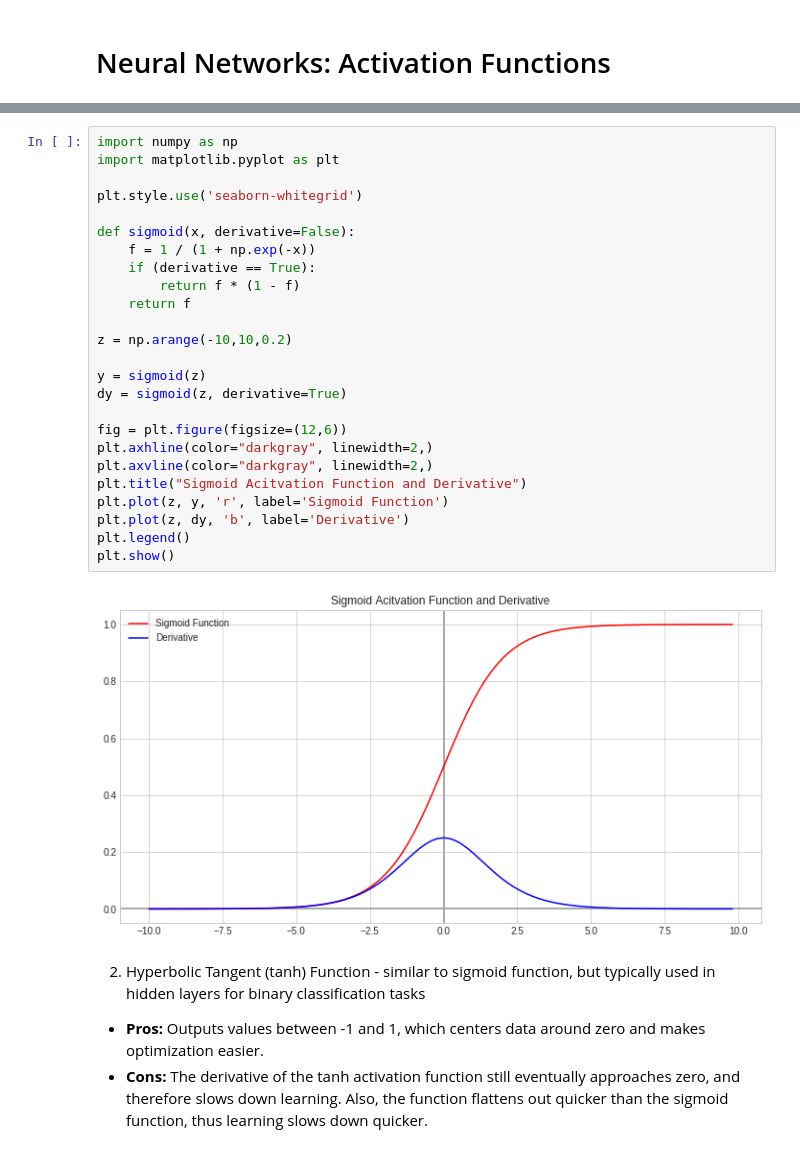
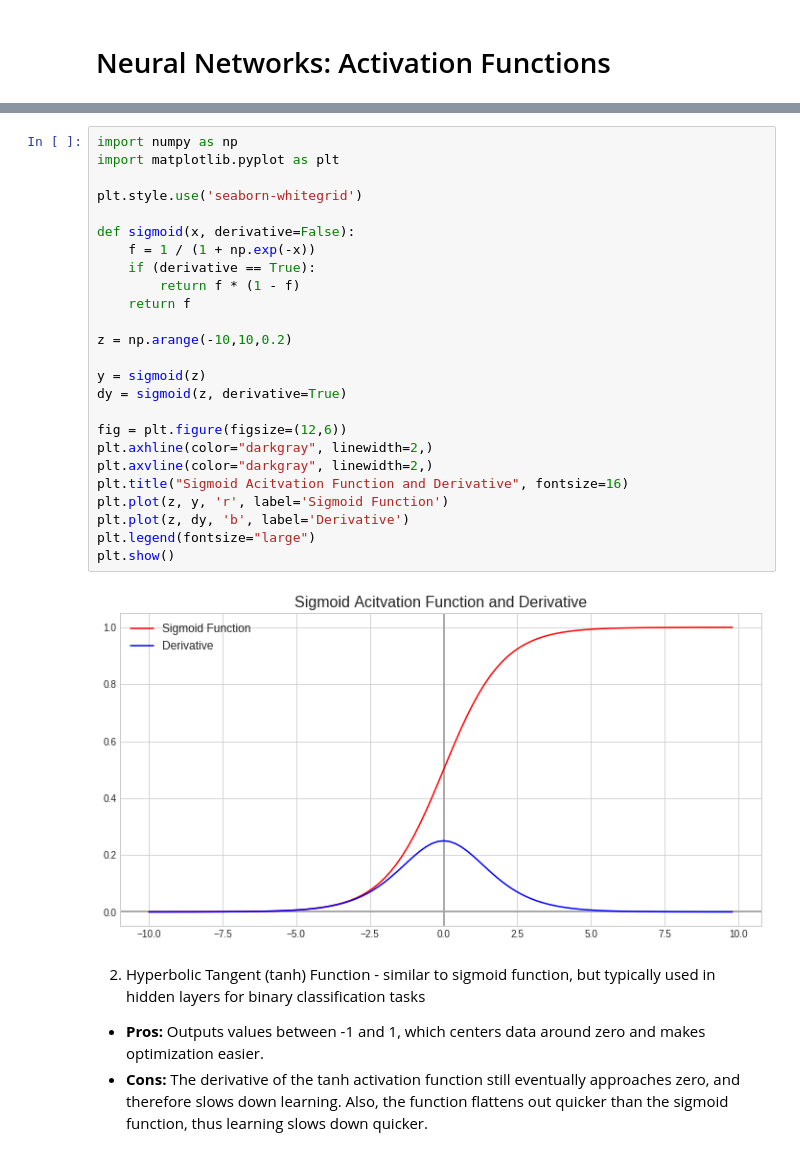
Before and after one commit to kpokrass/review, a Jupyter notebook: Activation_functions.ipynb, the cells around one changed output, grey strips where cells are left out. Cells and saved outputs as stored; diff of their text form.

```diff
--- a/Activation_functions.ipynb
+++ b/Activation_functions.ipynb
@@ -64,30 +66,30 @@ I highly recommend looking at [TensorFlow Playground](https://playground.tensorf
 # %%
 import numpy as np
 import matplotlib.pyplot as plt
 
 plt.style.use('seaborn-whitegrid')
 
 def sigmoid(x, derivative=False):
     f = 1 / (1 + np.exp(-x))
     if (derivative == True):
         return f * (1 - f)
     return f
 
 z = np.arange(-10,10,0.2)
 
 y = sigmoid(z)
 dy = sigmoid(z, derivative=True)
 
 fig = plt.figure(figsize=(12,6))
 plt.axhline(color="darkgray", linewidth=2,)
 plt.axvline(color="darkgray", linewidth=2,)
-plt.title("Sigmoid Acitvation Function and Derivative")
+plt.title("Sigmoid Acitvation Function and Derivative", fontsize=16)
 plt.plot(z, y, 'r', label='Sigmoid Function')
 plt.plot(z, dy, 'b', label='Derivative')
-plt.legend()
+plt.legend(fontsize="large")
 plt.show()
 # %% [output]
-[figure, old version]
+[figure, new version]
 # %% [markdown]
 2. Hyperbolic Tangent (tanh) Function - similar to sigmoid function, but typically used in hidden layers for binary classification tasks
   * **Pros:** Outputs values between -1 and 1, which centers data around zero and makes optimization easier.
```
Also changed, not shown: parts of 8 cells of this notebook.
